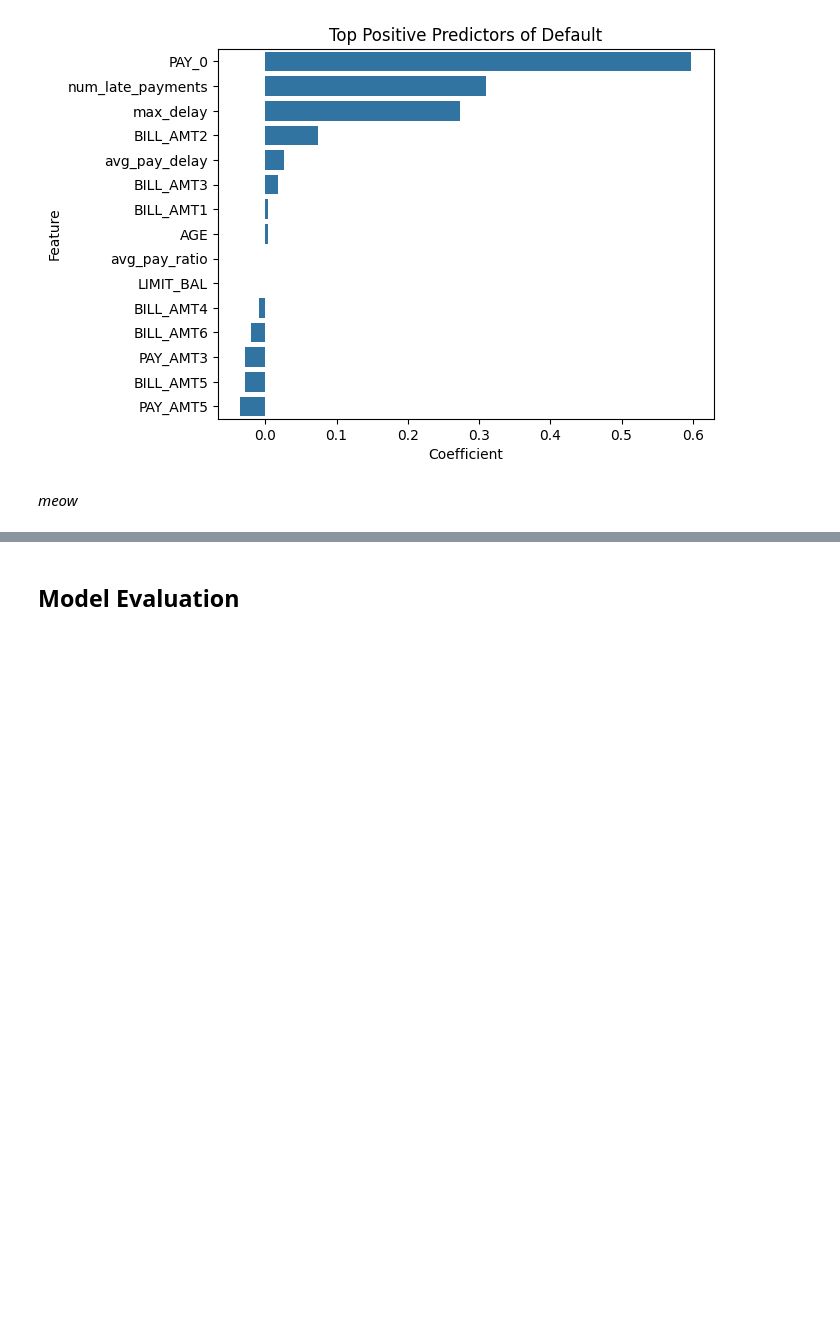
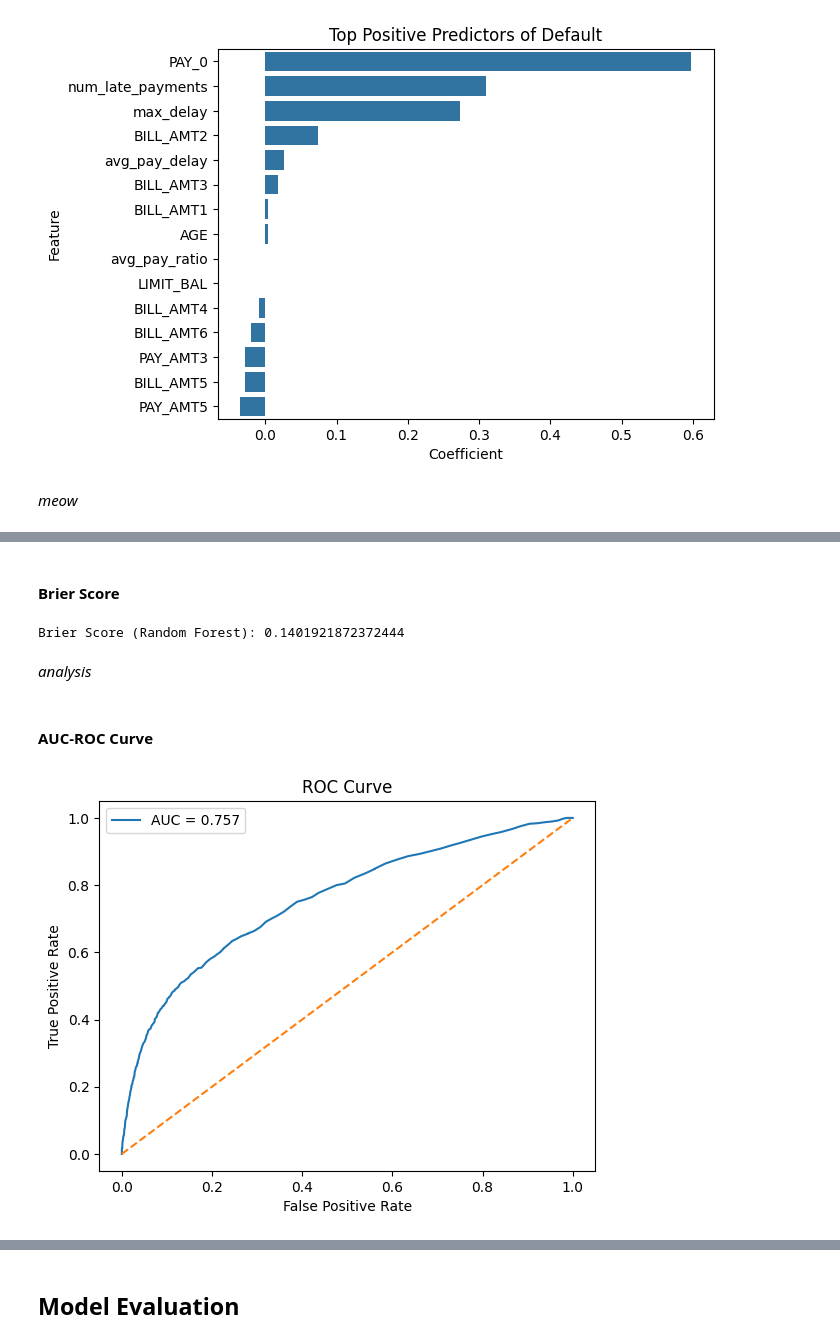
Before and after one commit to kelliekaw/credit-risk-prediction, a Jupyter notebook: credit_risk_prediction.ipynb, the cells around one changed output, grey strips where cells are left out. Cells and saved outputs as stored; diff of their text form; code cells hidden in the pictures; blank space fills up the shorter version.

```diff
--- a/credit_risk_prediction.ipynb
+++ b/credit_risk_prediction.ipynb
@@ -543,0 +535,8 @@ plt.show()
+# %%
+from sklearn.ensemble import RandomForestClassifier
+rf_model = RandomForestClassifier(class_weight="balanced", n_estimators=200, random_state=42)
+rf_model.fit(X_train, y_train)
+
+
+y_pred_rf = rf_model.predict(X_test)
+y_prob_rf = rf_model.predict_proba(X_test)[:,1]
@@ -543,0 +567,26 @@ plt.show()
+# %% [markdown]
+#### Brier Score
+# %%
+brier_rf = brier_score_loss(y_test, y_prob_rf)
+print("Brier Score (Random Forest):", brier_rf)
+# %% [output]
+Brier Score (Random Forest): 0.1401921872372444
+# %% [markdown]
+*analysis*
+# %% [markdown]
+#### AUC-ROC Curve
+# %%
+fpr, tpr, thresholds = roc_curve(y_test, y_prob_rf)
+auc = roc_auc_score(y_test, y_prob_rf)
+
+plt.plot(fpr, tpr, label=f"AUC = {auc:.3f}")
+plt.plot([0,1],[0,1],'--')
+
+plt.xlabel("False Positive Rate")
+plt.ylabel("True Positive Rate")
+plt.title("ROC Curve")
+plt.legend()
+
+plt.show()
+# %% [output]
+[figure, added]
```
Also changed, not shown: parts of 41 cells of this notebook.
